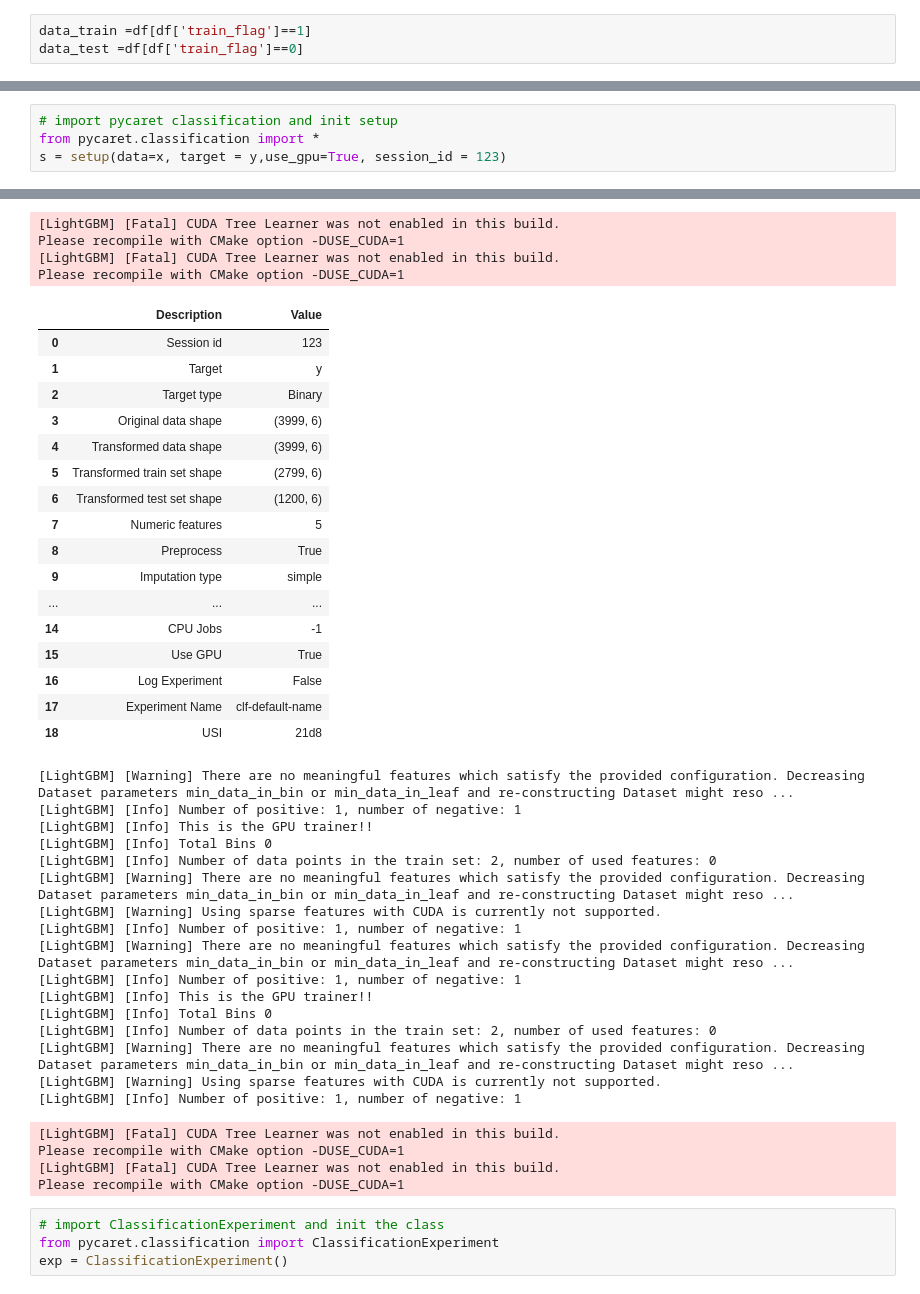
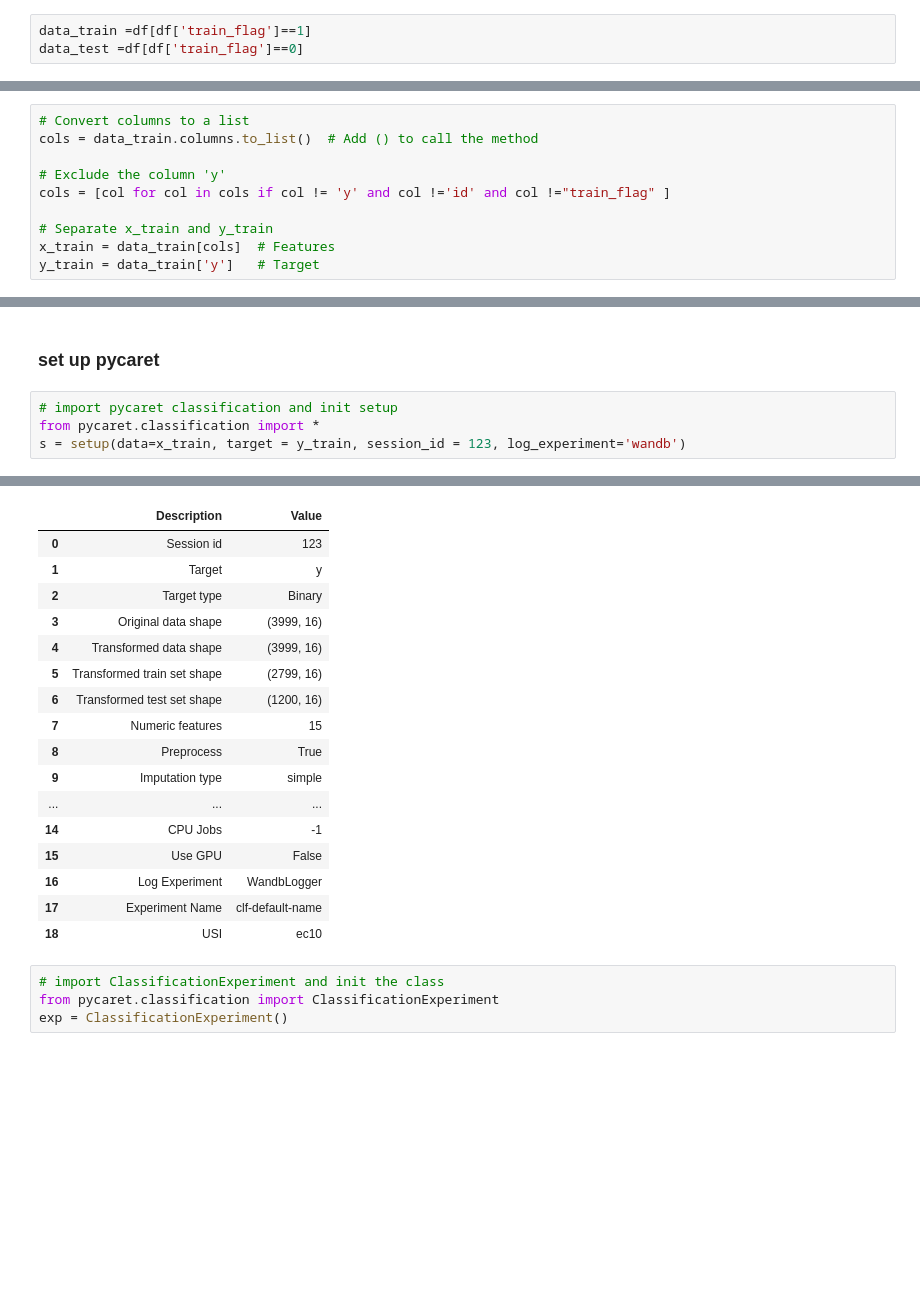
Before and after one commit to CodingForTheBlind/EExAI-hackathon, a Jupyter notebook: task summission.ipynb, the cells around one changed output, grey strips where cells are left out. Drawn from its saved outputs; the diff is of its cells as text; blank space fills up the shorter version.

```diff
--- a/task summission.ipynb
+++ b/task summission.ipynb
@@ -358 +356,11 @@ y_train=data_train['y']
+# %%
+# Convert columns to a list
+cols = data_train.columns.to_list()  # Add () to call the method
+
+# Exclude the column 'y'
+cols = [col for col in cols if col != 'y' and col !='id' and col !="train_flag" ]
+
+# Separate x_train and y_train
+x_train = data_train[cols]  # Features
+y_train = data_train['y']   # Target
 # %% [markdown]
@@ -360,5 +394,7 @@ train model pycraret
+# %% [markdown]
+### set up pycaret
 # %%
 # import pycaret classification and init setup
 from pycaret.classification import *
-s = setup(data=x, target = y,use_gpu=True, session_id = 123)
+s = setup(data=x_train, target = y_train, session_id = 123, log_experiment='wandb')
 # %% [output]
@@ -421,44 +401,20 @@ Please recompile with CMake option -DUSE_CUDA=1
-[LightGBM] [Fatal] CUDA Tree Learner was not enabled in this build.
-Please recompile with CMake option -DUSE_CUDA=1
-[LightGBM] [Fatal] CUDA Tree Learner was not enabled in this build.
-Please recompile with CMake option -DUSE_CUDA=1
 |  | Description | Value |
 | 0 | Session id | 123 |
 | 1 | Target | y |
 | 2 | Target type | Binary |
-| 3 | Original data shape | (3999, 6) |
-| 4 | Transformed data shape | (3999, 6) |
-| 5 | Transformed train set shape | (2799, 6) |
-| 6 | Transformed test set shape | (1200, 6) |
-| 7 | Numeric features | 5 |
+| 3 | Original data shape | (3999, 16) |
+| 4 | Transformed data shape | (3999, 16) |
+| 5 | Transformed train set shape | (2799, 16) |
+| 6 | Transformed test set shape | (1200, 16) |
+| 7 | Numeric features | 15 |
 | 8 | Preprocess | True |
 | 9 | Imputation type | simple |
 | ... | ... | ... |
 | 14 | CPU Jobs | -1 |
-| 15 | Use GPU | True |
-| 16 | Log Experiment | False |
+| 15 | Use GPU | False |
+| 16 | Log Experiment | WandbLogger |
 | 17 | Experiment Name | clf-default-name |
-| 18 | USI | 21d8 |
+| 18 | USI | ec10 |
-[LightGBM] [Warning] There are no meaningful features which satisfy the provided configuration. Decreasing Dataset parameters min_data_in_bin or min_data_in_leaf and re-constructing Dataset might reso ...
-[LightGBM] [Info] Number of positive: 1, number of negative: 1
-[LightGBM] [Info] This is the GPU trainer!!
-[LightGBM] [Info] Total Bins 0
-[LightGBM] [Info] Number of data points in the train set: 2, number of used features: 0
-[LightGBM] [Warning] There are no meaningful features which satisfy the provided configuration. Decreasing Dataset parameters min_data_in_bin or min_data_in_leaf and re-constructing Dataset might reso ...
-[LightGBM] [Warning] Using sparse features with CUDA is currently not supported.
-[LightGBM] [Info] Number of positive: 1, number of negative: 1
-[LightGBM] [Warning] There are no meaningful features which satisfy the provided configuration. Decreasing Dataset parameters min_data_in_bin or min_data_in_leaf and re-constructing Dataset might reso ...
-[LightGBM] [Info] Number of positive: 1, number of negative: 1
-[LightGBM] [Info] This is the GPU trainer!!
-[LightGBM] [Info] Total Bins 0
-[LightGBM] [Info] Number of data points in the train set: 2, number of used features: 0
-[LightGBM] [Warning] There are no meaningful features which satisfy the provided configuration. Decreasing Dataset parameters min_data_in_bin or min_data_in_leaf and re-constructing Dataset might reso ...
-[LightGBM] [Warning] Using sparse features with CUDA is currently not supported.
-[LightGBM] [Info] Number of positive: 1, number of negative: 1
-[LightGBM] [Fatal] CUDA Tree Learner was not enabled in this build.
-Please recompile with CMake option -DUSE_CUDA=1
-[LightGBM] [Fatal] CUDA Tree Learner was not enabled in this build.
-Please recompile with CMake option -DUSE_CUDA=1
 # %%
 # import ClassificationExperiment and init the class
 from pycaret.classification import ClassificationExperiment
```
Also changed, not shown: parts of 19 cells of this notebook, 2 other files.
